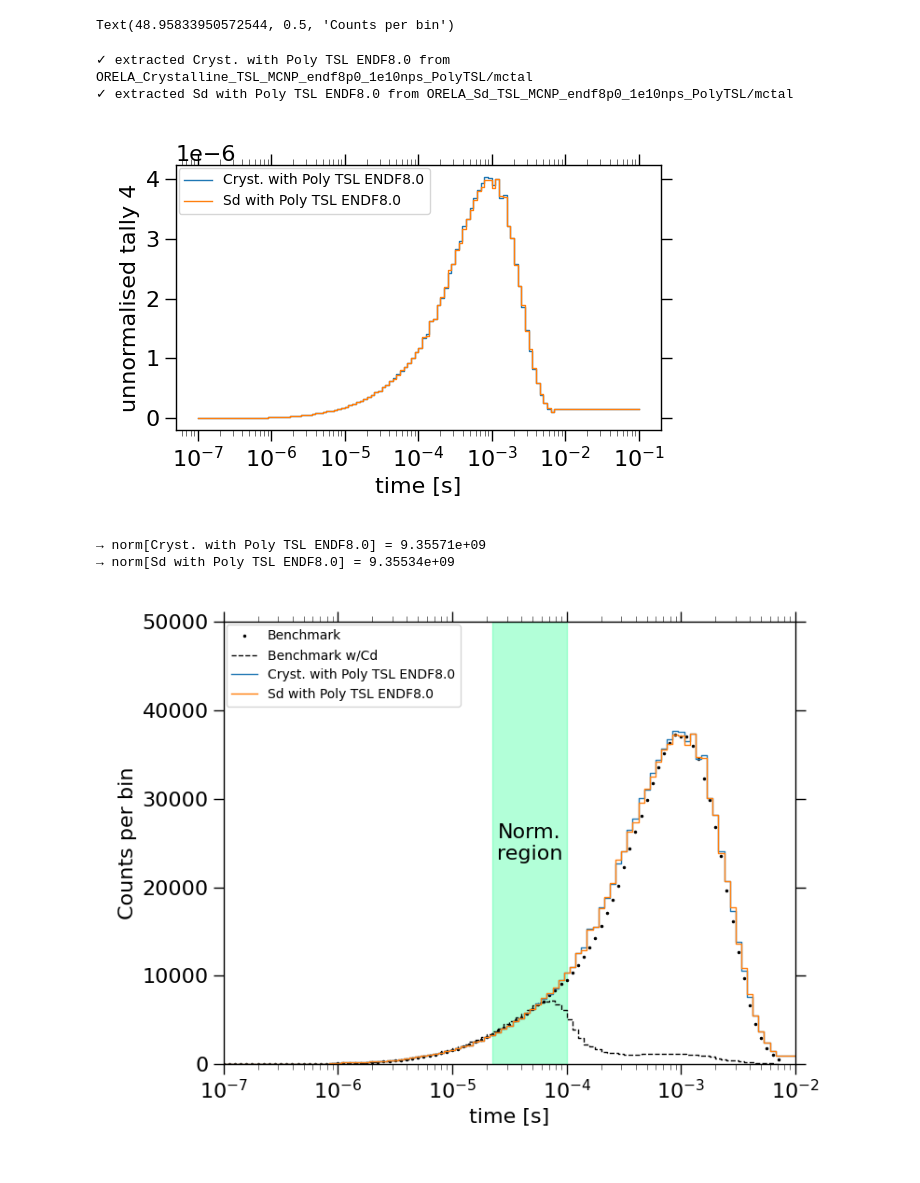
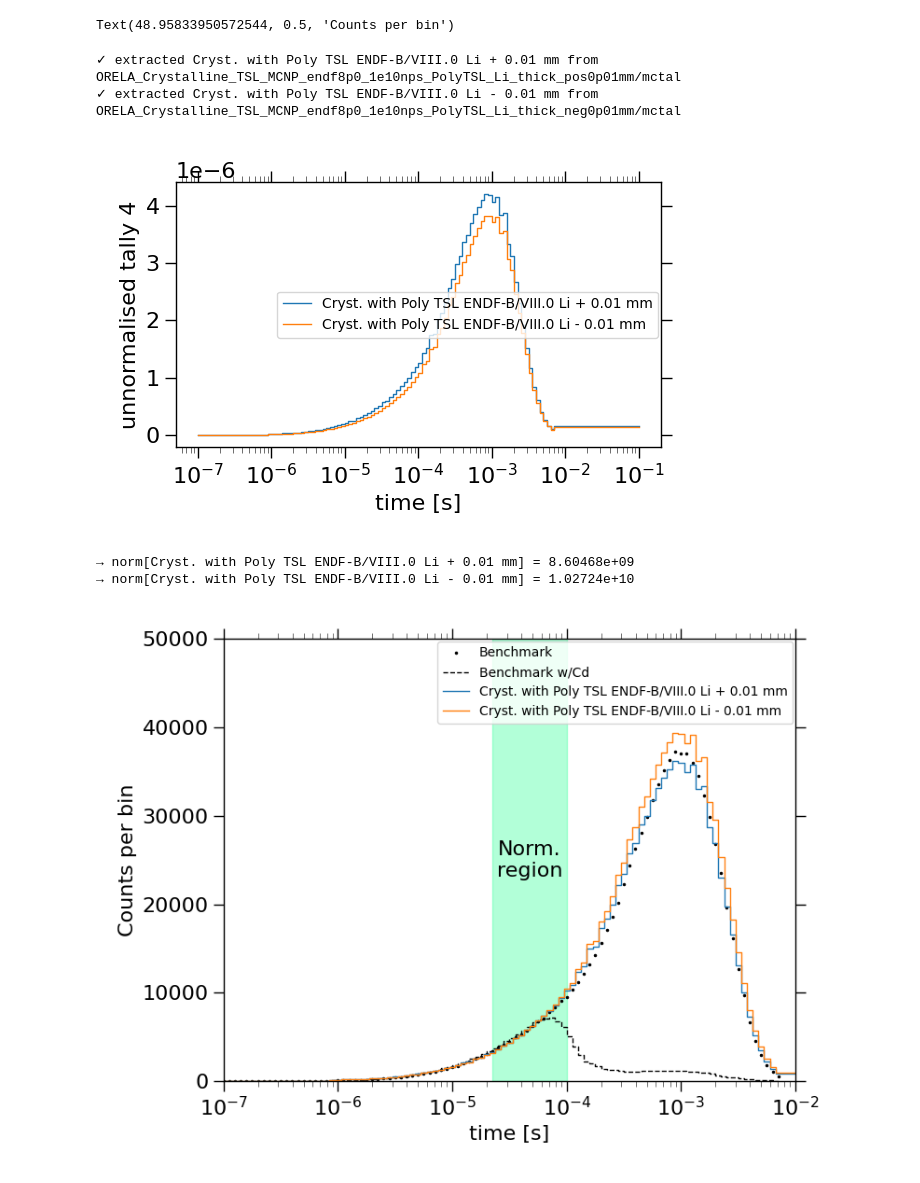
Before and after one commit to ramic-k/ICSBEP_and_IRPHE_graphite_benchmarks, a Jupyter notebook: FUND-ORELA-ACC-GRAPH-PNSDT-001/MCNP_input_files_and_runs/processing_MCNPruns.ipynb, the cells around one changed output. Saved outputs shown, nothing was run; the diff lists cells and outputs as text; code cells hidden in the pictures.

```diff
--- a/FUND-ORELA-ACC-GRAPH-PNSDT-001/MCNP_input_files_and_runs/processing_MCNPruns.ipynb
+++ b/FUND-ORELA-ACC-GRAPH-PNSDT-001/MCNP_input_files_and_runs/processing_MCNPruns.ipynb
@@ -193,59 +195,63 @@ run_dirs = {
 
     ############# ENDF-B/VIII.0 runs #############
 
-    ######## crystalline ENDF8.0 runs
-    # "Cryst. No Poly TSL ENDF8.0": "ORELA_Crystalline_TSL_MCNP_endf8p0_1e10nps_NoPolyTSL/mctal",
-    "Cryst. with Poly TSL ENDF8.0": "ORELA_Crystalline_TSL_MCNP_endf8p0_1e10nps_PolyTSL/mctal",
+    ######## crystalline ENDF-B/VIII.0 runs
+    # "Cryst. ENDF-B/VIII.0": "ORELA_Crystalline_TSL_MCNP_endf8p0_1e10nps_NoPolyTSL/mctal",
+    # "Cryst. with Poly TSL ENDF-B/VIII.0": "ORELA_Crystalline_TSL_MCNP_endf8p0_1e10nps_PolyTSL/mctal",
 
-    ######## Sd ENDF8.0 runs
-    # "Sd No Poly TSL ENDF8.0": "ORELA_Sd_TSL_MCNP_endf8p0_1e10nps_NoPolyTSL/mctal",
-    "Sd with Poly TSL ENDF8.0": "ORELA_Sd_TSL_MCNP_endf8p0_1e10nps_PolyTSL/mctal",
+    ######## Sd ENDF-B/VIII.0 runs
+    # "Sd ENDF-B/VIII.0": "ORELA_Sd_TSL_MCNP_endf8p0_1e10nps_NoPolyTSL/mctal",
+    # "Sd with Poly TSL ENDF-B/VIII.0": "ORELA_Sd_TSL_MCNP_endf8p0_1e10nps_PolyTSL/mctal",
 
-    ######## 10P ENDF8.0 runs
-    # "10p S(a,b) with Poly TSL ENDF8.0": "ORELA_ignacio_10p_fm8_minus2_polyTSL_nps5e10/mctal",
-    # "10p S(a,b) No Poly TSL ENDF8.0": "ORELA_ignacio_10p_fm8_minus2_no_polyTSL_nps5e10/mctal",
+    ######## 10P ENDF-B/VIII.0 runs
+    # "10% ENDF-B/VIII.0": "ORELA_10p_TSL_MCNP_endf8p0_1e10nps_NoPolyTSL/mctal",
+    # "10% with Poly TSL ENDF-B/VIII.0": "ORELA_10p_TSL_MCNP_endf8p0_1e10nps_PolyTSL/mctal",
 
-    ######## 20P ENDF8.0 runs
-    # "20p S(a,b) with Poly TSL ENDF8.0": "ORELA_ignacio_20p_fm8_minus2_polyTSL_nps5e10/mctal",
-    # "20p S(a,b) No Poly TSL ENDF8.0": "ORELA_ignacio_20p_fm8_minus2_no_polyTSL_nps5e10/mctal",
+    ####### 20P ENDF-B/VIII.0 runs
+    # "20% ENDF-B/VIII.0": "ORELA_20p_TSL_MCNP_endf8p0_1e10nps_NoPolyTSL/mctal",
+    # "20% with Poly TSL ENDF-B/VIII.0": "ORELA_20p_TSL_MCNP_endf8p0_1e10nps_PolyTSL/mctal",
 
-    ######## 30P ENDF8.0 runs
-    # "30% No Poly TSL ENDF-B/VIII.0": "ORELA_30p_TSL_MCNP_endf8p0_1e10nps_NoPolyTSL/mctal",
+    # ####### 30P ENDF-B/VIII.0 runs
+    # "30% ENDF-B/VIII.0": "ORELA_30p_TSL_MCNP_endf8p0_1e10nps_NoPolyTSL/mctal",
     # "30% with Poly TSL ENDF-B/VIII.0": "ORELA_30p_TSL_MCNP_endf8p0_1e10nps_PolyTSL/mctal",
 
-    ######## crystalline ENDF8.0 runs Li thickness variation
-    # "Crystalline with No Poly TSL ENDF8.0 Li + 0.01 mm": "ORELA_ignacio_crystalline_fm8_minus2_nps5e10_Li_thick_pos0p01mm/mctal",
-    # "Crystalline with No Poly TSL ENDF8.0 Li - 0.01 mm": "ORELA_ignacio_crystalline_fm8_minus2_nps5e10_Li_thick_neg0p01mm/mctal",
+     ######## Free gas ENDF-B/VIII.0 runs
+    # "Free gas No Poly TSL ENDF-B/VIII.0": "ORELA_FreeGas_TSL_MCNP_endf8p0_1e10nps_NoPolyTSL/mctal",
+    # "Free gas with Poly TSL ENDF-B/VIII.0": "ORELA_FreeGas_TSL_MCNP_endf8p0_1e10nps_PolyTSL/mctal",
+
+    ######## crystalline ENDF-B/VIII.0 runs Li thickness variation
+    "Cryst. with Poly TSL ENDF-B/VIII.0 Li + 0.01 mm": "ORELA_Crystalline_TSL_MCNP_endf8p0_1e10nps_PolyTSL_Li_thick_pos0p01mm/mctal",
+    "Cryst. with Poly TSL ENDF-B/VIII.0 Li - 0.01 mm": "ORELA_Crystalline_TSL_MCNP_endf8p0_1e10nps_PolyTSL_Li_thick_neg0p01mm/mctal",
 
 }
 
 data = {}                                   # label → (t, y, err)
 
 for label, path in run_dirs.items():
     if label=='Crystalline S(a,b) fm −1 8 −2 fn':
         data[label] = extract_tally104_time(path)
     else:
         data[label] = extract_tally4_time(path)
     print(f"✓ extracted {label} from {path}")
 
 
 # ----------------------------------------------------------------------
 # 3.  PLOT
 # ----------------------------------------------------------------------
 plt.figure(figsize=(6, 4))
 for label, (t, y, _) in data.items():       # ignore errors here; use _ if unused
     plt.step(t, y, where="pre", label=label)
 
 plt.xscale("log")
 plt.xlabel("time [s]")
 plt.ylabel("unnormalised tally 4")
 plt.legend(loc=0, prop={'size': 10})
 plt.tight_layout()
 plt.show()
 # %% [output]
-✓ extracted Cryst. with Poly TSL ENDF8.0 from ORELA_Crystalline_TSL_MCNP_endf8p0_1e10nps_PolyTSL/mctal
-✓ extracted Sd with Poly TSL ENDF8.0 from ORELA_Sd_TSL_MCNP_endf8p0_1e10nps_PolyTSL/mctal
+✓ extracted Cryst. with Poly TSL ENDF-B/VIII.0 Li + 0.01 mm from ORELA_Crystalline_TSL_MCNP_endf8p0_1e10nps_PolyTSL_Li_thick_pos0p01mm/mctal
+✓ extracted Cryst. with Poly TSL ENDF-B/VIII.0 Li - 0.01 mm from ORELA_Crystalline_TSL_MCNP_endf8p0_1e10nps_PolyTSL_Li_thick_neg0p01mm/mctal
-[figure, old version]
+[figure, new version]
 # %%
 # --- per-run normalization factors ---
 exp_slice = exp_data[norm_min:norm_max]
@@ -274,8 +280,8 @@ for run in run_dirs:
 
     print(f"→ norm[{run}] = {norms[run]:.6g}")
 # %% [output]
-→ norm[Cryst. with Poly TSL ENDF8.0] = 9.35571e+09
-→ norm[Sd with Poly TSL ENDF8.0] = 9.35534e+09
+→ norm[Cryst. with Poly TSL ENDF-B/VIII.0 Li + 0.01 mm] = 8.60468e+09
+→ norm[Cryst. with Poly TSL ENDF-B/VIII.0 Li - 0.01 mm] = 1.02724e+10
 # %%
 if include_li_error=='yes':
 
@@ -296,5 +332,6 @@ elif include_li_error=='no':
 # %%
 plt.figure(figsize=(8, 6))
+
 
 plt.step(exp_t, exp_data, 'k.', where='pre', label='Benchmark',linewidth=1)
 
@@ -314,6 +351,10 @@ for run, _ in run_dirs.items():
         label=run,
         linewidth=1,
     )
+
+for path, lab in digitized_files.items():
+    plot_digitized(path, lab, where="post", lw=1)
+
 plt.fill_between([exp_t[norm_min], exp_t[norm_max]], [0,0], [5e4, 5e4], color='springgreen', alpha=0.3, step='pre')
 plt.text(np.exp(0.5*(np.log(exp_t[norm_min]) + np.log(exp_t[norm_max]))), 25e3, 'Norm.\nregion', ha='center', va='center')
 plt.legend(loc=0, prop={'size': 10})
@@ -323,6 +364,6 @@ plt.ylabel('Counts per bin')
 plt.ylim(0,5e4)
 plt.xlim(1e-7,1e-2)
 plt.tight_layout()
-#plt.savefig('MCNP_crystalline_and_30p_with_POLY_TSL_comparison.png',dpi=600)
+plt.savefig('MCNP_10p_NoPolyTSL_vs_benchmark_report_comparison.png',dpi=600)
 # %% [output]
-[figure, old version]
+[figure, new version]
```
Also changed, not shown: parts of 3 cells of this notebook, 43 other files.
